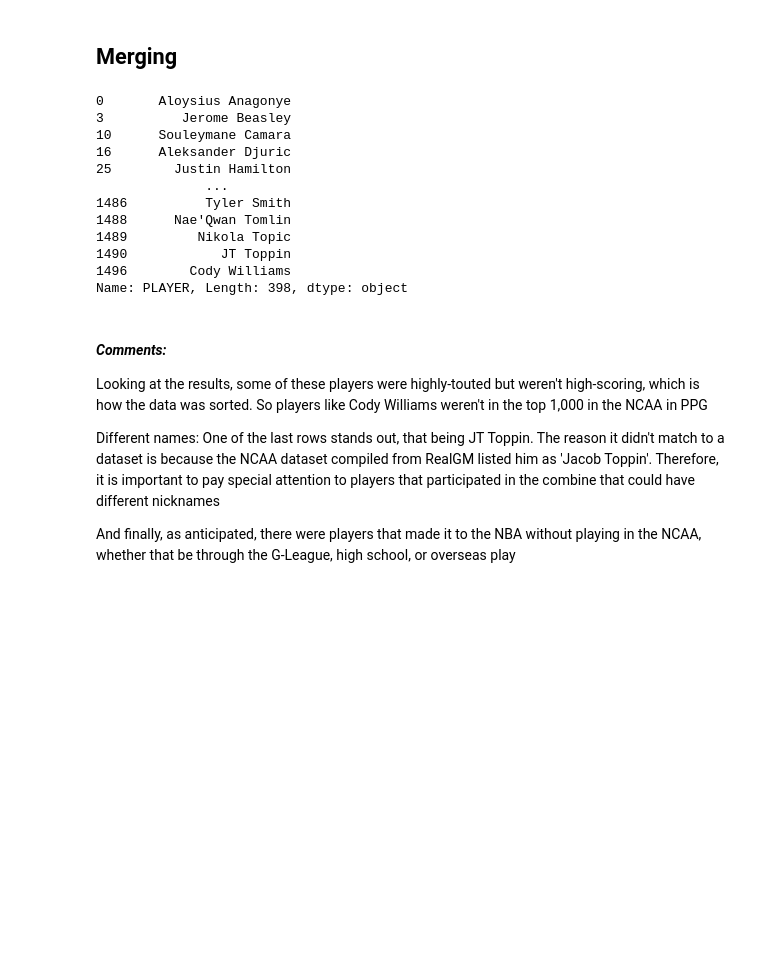
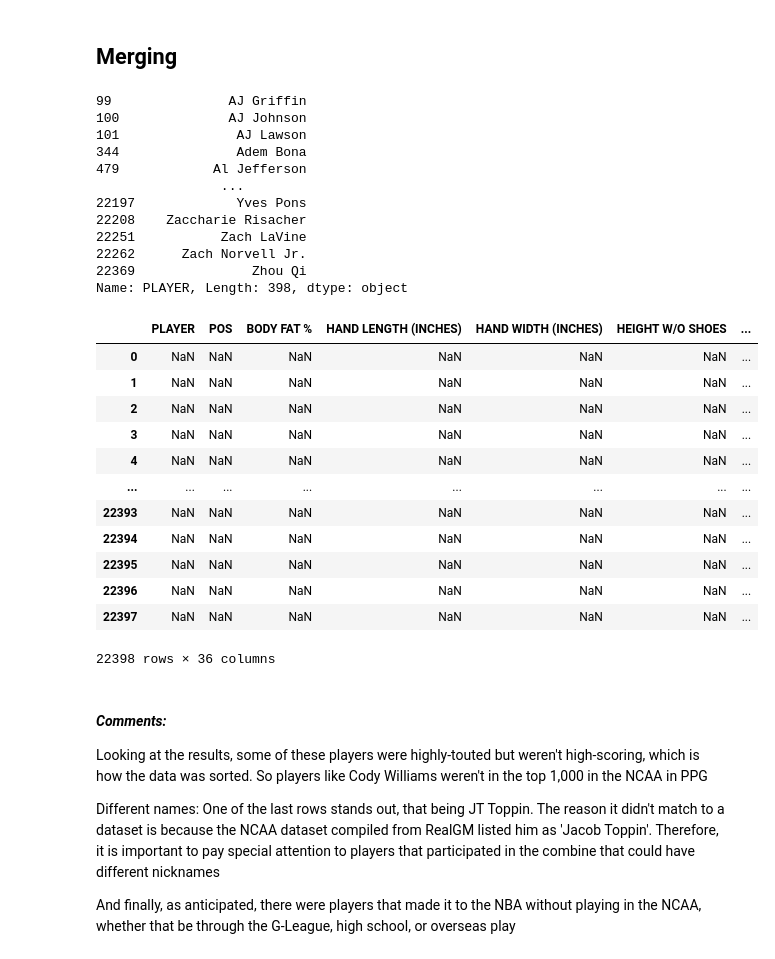
Before and after one commit to jkenzak/nbadraft, a Jupyter notebook: notebooks/02_data_cleaning.ipynb, the cells around one changed output. Cells and saved outputs as stored; diff of their text form; code cells hidden in the pictures; blank space fills up the shorter version.

```diff
--- a/notebooks/02_data_cleaning.ipynb
+++ b/notebooks/02_data_cleaning.ipynb
@@ -9,23 +9,39 @@ combine = pd.read_csv('../data/raw/combine_data.csv')
 ncaa = pd.read_csv('../data/raw/ncaa_data.csv')
 combine = combine.query("`DRAFT YR` >= 2003") # Earliest NCAA yr is 2003
 # %%
-merge_test = pd.merge(combine, ncaa, how="left",
-                      left_on=['PLAYER', 'DRAFT YR'],right_on=['Player', 'Draft Yr'],
-                      indicator='matched')
+merge_test = pd.merge(combine, ncaa, how= "outer",
+                      left_on=['PLAYER', 'DRAFT YR'], right_on=['Player', 'Draft Yr'],
+                      indicator ='matched')
 merge_test.query("matched=='left_only'")['PLAYER']
 # %% [output]
-0       Aloysius Anagonye
-3          Jerome Beasley
-10      Souleymane Camara
-16      Aleksander Djuric
-25        Justin Hamilton
-              ...
-1486          Tyler Smith
-1488      Nae'Qwan Tomlin
-1489         Nikola Topic
-1490            JT Toppin
-1496        Cody Williams
+99               AJ Griffin
+100              AJ Johnson
+101               AJ Lawson
+344               Adem Bona
+479            Al Jefferson
+                ...
+22197             Yves Pons
+22208    Zaccharie Risacher
+22251           Zach LaVine
+22262      Zach Norvell Jr.
+22369               Zhou Qi
 Name: PLAYER, Length: 398, dtype: object
+# %%
+merge_test
+# %% [output]
+|  | PLAYER | POS | BODY FAT % | HAND LENGTH (INCHES) | HAND WIDTH (INCHES) | HEIGHT W/O SHOES | ... |
+| 0 | NaN | NaN | NaN | NaN | NaN | NaN | ... |
+| 1 | NaN | NaN | NaN | NaN | NaN | NaN | ... |
+| 2 | NaN | NaN | NaN | NaN | NaN | NaN | ... |
+| 3 | NaN | NaN | NaN | NaN | NaN | NaN | ... |
+| 4 | NaN | NaN | NaN | NaN | NaN | NaN | ... |
+| ... | ... | ... | ... | ... | ... | ... | ... |
+| 22393 | NaN | NaN | NaN | NaN | NaN | NaN | ... |
+| 22394 | NaN | NaN | NaN | NaN | NaN | NaN | ... |
+| 22395 | NaN | NaN | NaN | NaN | NaN | NaN | ... |
+| 22396 | NaN | NaN | NaN | NaN | NaN | NaN | ... |
+| 22397 | NaN | NaN | NaN | NaN | NaN | NaN | ... |
+22398 rows × 36 columns
 # %% [markdown]
 #### *Comments:*
 
```
Also changed, not shown: parts of 17 cells of this notebook, 3 other files.
